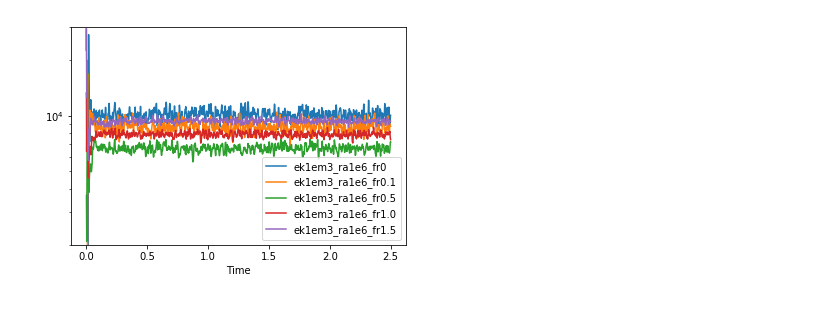
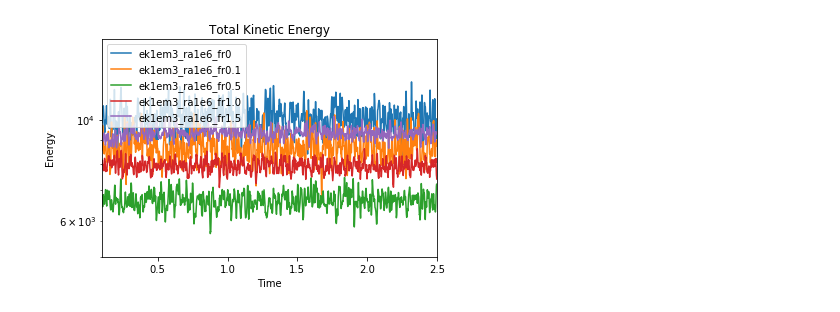
Before and after one commit to feathern/rayleigh_scripts, a Jupyter notebook: survey_ke.ipynb, the cells around one changed output. Cells and saved outputs as stored; diff of their text form; code cells hidden in the pictures.

```diff
--- a/survey_ke.ipynb
+++ b/survey_ke.ipynb
@@ -32,12 +32,15 @@ for cf in comp_files[0]:
 # %%
 %matplotlib inline
 fig, ax = plt.subplots()
 for i,g in enumerate(gavgs):
     ax.plot(g.time,g.vals[:,g.lut[401]], label=cases[i])
 ax.set_yscale('log')
-ax.set_ylim([2e3,3e4])
+ax.set_ylim([5e3,1.5e4])
+ax.set_xlim([0.1,2.5])
 ax.set_xlabel('Time')
+ax.set_ylabel('Energy')
+ax.set_title('Total Kinetic Energy')
 ax.legend()
 plt.show()
 # %% [output]
-[figure, old version]
+[figure, new version]
```
Also changed, not shown: parts of 2 cells of this notebook.
